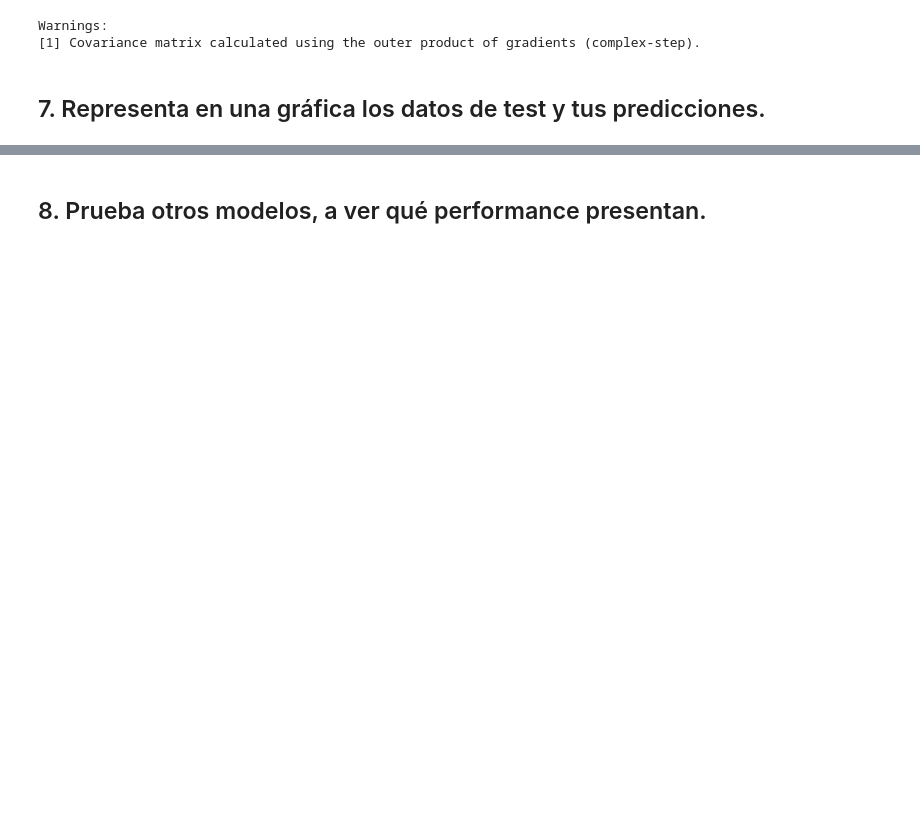
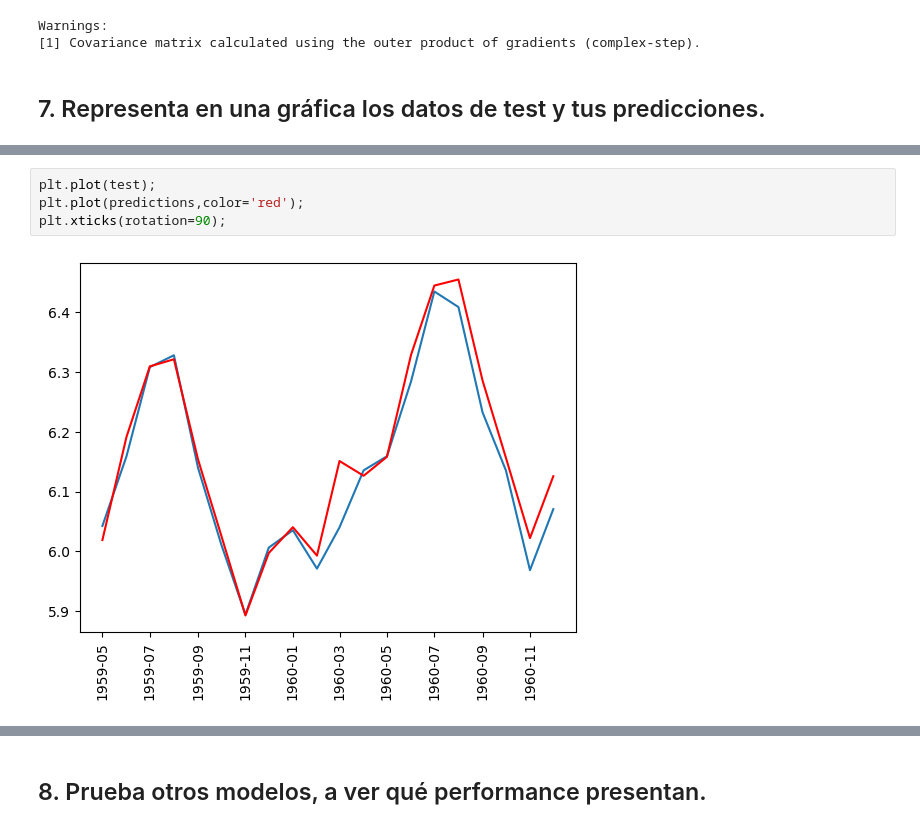
Before and after one commit to CPasData/2603_ds_ft_thebridge_Carlos, a Jupyter notebook: 3-Machine Learning/4-Series temporales/ejercicios/Air Passengers Prediction.ipynb, the cells around one changed output, grey strips where cells are left out. Drawn from its saved outputs; the diff is of its cells as text; blank space fills up the shorter version.

```diff
--- a/3-Machine Learning/4-Series temporales/ejercicios/Air Passengers Prediction.ipynb
+++ b/3-Machine Learning/4-Series temporales/ejercicios/Air Passengers Prediction.ipynb
@@ -298,3 +283,9 @@ Warnings:
+# %%
+plt.plot(test);
+plt.plot(predictions,color='red');
+plt.xticks(rotation=90);
+# %% [output]
+[figure, added]
 # %%
 test
 # %% [output]
```
Also changed, not shown: parts of 23 cells of this notebook, 10 other files.
